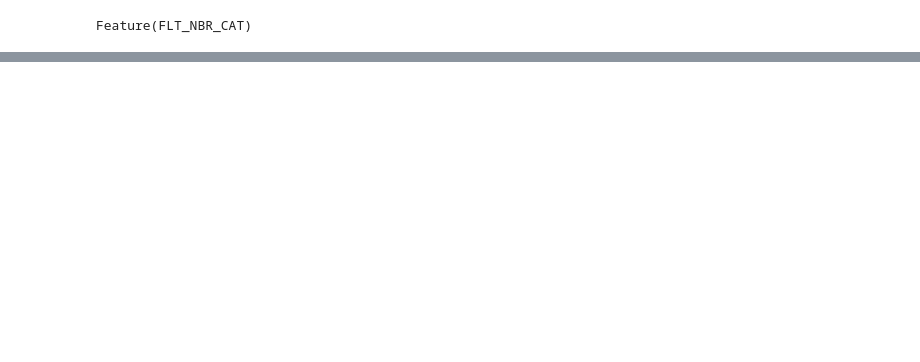
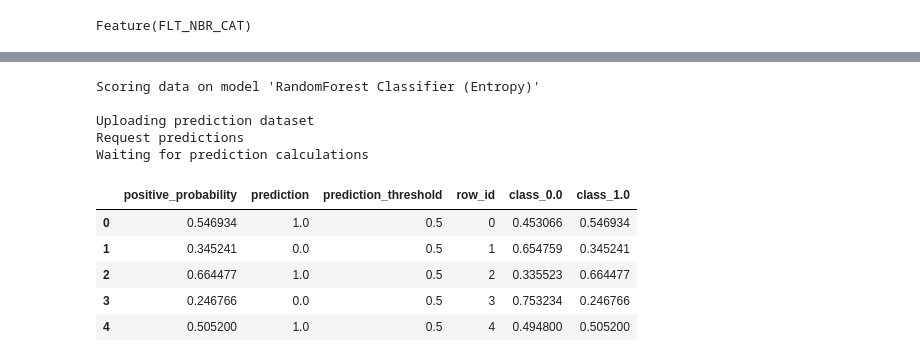
Before and after one commit to mcohenmcohen/DataRobot, a Jupyter notebook: Demo_Python_API/API_demo.ipynb, the cells around one changed output, grey strips where cells are left out. Cells and saved outputs as stored; diff of their text form; code cells hidden in the pictures; blank space fills up the shorter version.

```diff
--- a/Demo_Python_API/API_demo.ipynb
+++ b/Demo_Python_API/API_demo.ipynb
@@ -115,10 +135,6 @@ Featurelist(No leaks list)
 # %%
-# By calling set_target, we run datarobot in the denoted mode
-project.set_target(target=target,
-                   mode='auto',
-                   worker_count=20,
-                   featurelist_id=f_list.id)
+project.start_autopilot(featurelist.id)
 
 # Block until complete
-print('Waiting to complete')
-project.wait_for_autopilot()
+# print('Waiting to complete')
+# project.wait_for_autopilot()
@@ -267,0 +294,25 @@ AUC:      0.691
+# %%
+print('Scoring data on model \'%s\'\n' % best_model.model_type)
+
+print('Uploading prediction dataset')
+dataset_from_path = project.upload_dataset(df_pred)
+
+print('Request predictions')
+predict_job = best_model.request_predictions(dataset_from_path.id)
+
+print('Waiting for prediction calculations')
+predictions = predict_job.get_result_when_complete()
+
+predictions.head()
+# %% [output]
+Scoring data on model 'RandomForest Classifier (Entropy)'
+
+Uploading prediction dataset
+Request predictions
+Waiting for prediction calculations
+|  | positive_probability | prediction | prediction_threshold | row_id | class_0.0 | class_1.0 |
+| 0 | 0.546934 | 1.0 | 0.5 | 0 | 0.453066 | 0.546934 |
+| 1 | 0.345241 | 0.0 | 0.5 | 1 | 0.654759 | 0.345241 |
+| 2 | 0.664477 | 1.0 | 0.5 | 2 | 0.335523 | 0.664477 |
+| 3 | 0.246766 | 0.0 | 0.5 | 3 | 0.753234 | 0.246766 |
+| 4 | 0.505200 | 1.0 | 0.5 | 4 | 0.494800 | 0.505200 |
```
Also changed, not shown: parts of 25 cells of this notebook, 2 other files.
